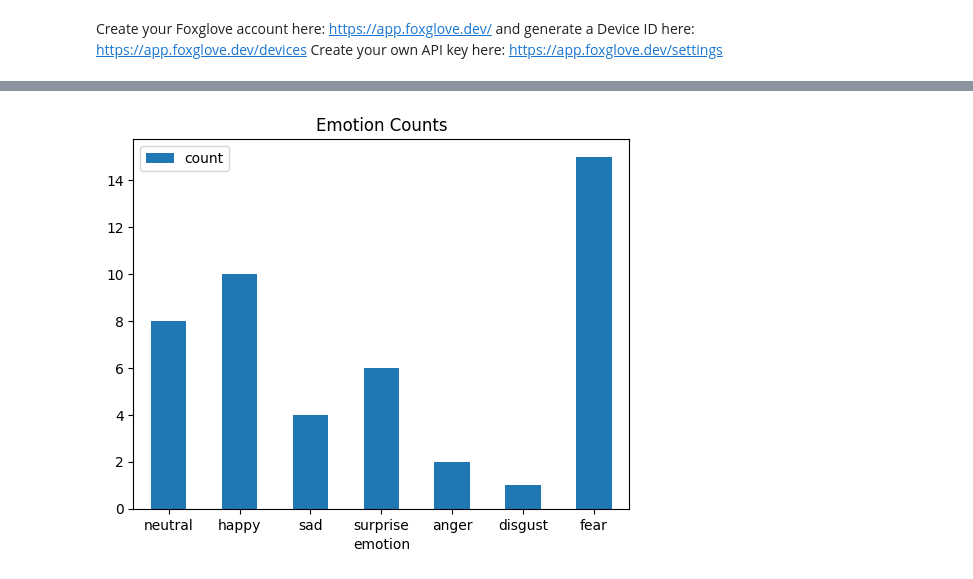
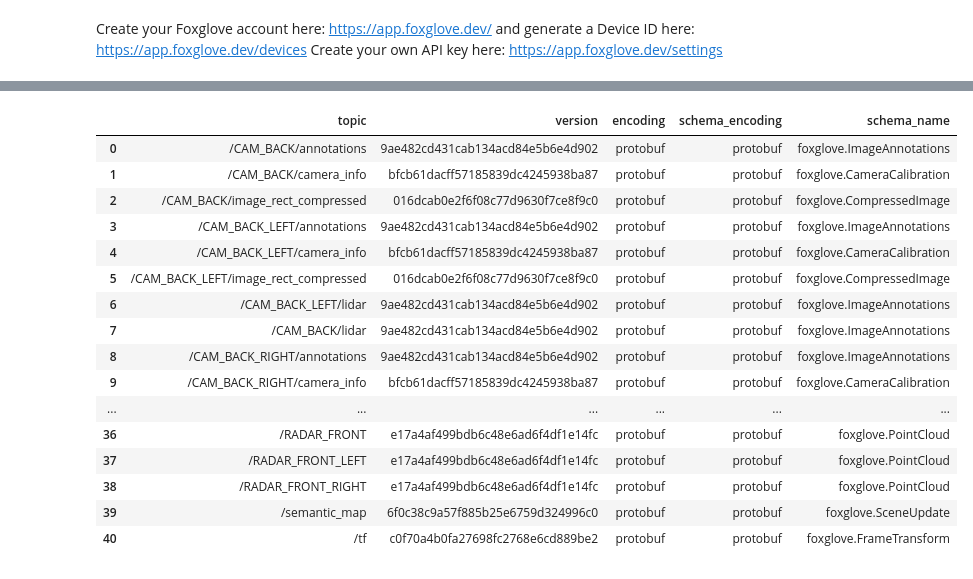
Before and after one commit to borealbikes-dev/3d_labels_facial_expressions_and_emotion_detection, a Jupyter notebook: facial_expression_recognition/facial_expression_recognition/foxglove_data_analyzer.ipynb, the cells around one changed output, grey strips where cells are left out. Cells and saved outputs as stored; diff of their text form; code cells hidden in the pictures.

```diff
--- a/facial_expression_recognition/facial_expression_recognition/foxglove_data_analyzer.ipynb
+++ b/facial_expression_recognition/facial_expression_recognition/foxglove_data_analyzer.ipynb
@@ -89,23 +60,21 @@ Note: you may need to restart the kernel to use updated packages.
-# %%
-# topics = client.get_topics(device_id=device_id, start=coverage[1]["start"], end=coverage[1]["end"])
-# pd.DataFrame(topics)
-
-# Create a dictionary of emotion labels with number of occurences
-emotion_dict = {
-    "neutral": 2,
-    "happy": 10,
-    "sad": 4,
-    "surprise": 6,
-    "anger": 2,
-    "disgust": 1,
-    "fear": 15,
-    "neutral": 8,
-}
-
-# Create a dataframe from the dictionary
-df = pd.DataFrame(emotion_dict.items(), columns=["emotion", "count"])
-
-# save the plot as a image file
-df.plot.bar(x="emotion", y="count", rot=0, title="Emotion Counts").get_figure().savefig("emotion_counts.png")
-# %% [output]
-[figure, removed]
+# %%
+topics = client.get_topics(device_id=device_id, start=coverage[1]["start"], end=coverage[1]["end"])
+pd.DataFrame(topics)
+# %% [output]
+|  | topic | version | encoding | schema_encoding | schema_name |
+| 0 | /CAM_BACK/annotations | 9ae482cd431cab134acd84e5b6e4d902 | protobuf | protobuf | foxglove.ImageAnnotations |
+| 1 | /CAM_BACK/camera_info | bfcb61dacff57185839dc4245938ba87 | protobuf | protobuf | foxglove.CameraCalibration |
+| 2 | /CAM_BACK/image_rect_compressed | 016dcab0e2f6f08c77d9630f7ce8f9c0 | protobuf | protobuf | foxglove.CompressedImage |
+| 3 | /CAM_BACK_LEFT/annotations | 9ae482cd431cab134acd84e5b6e4d902 | protobuf | protobuf | foxglove.ImageAnnotations |
+| 4 | /CAM_BACK_LEFT/camera_info | bfcb61dacff57185839dc4245938ba87 | protobuf | protobuf | foxglove.CameraCalibration |
+| 5 | /CAM_BACK_LEFT/image_rect_compressed | 016dcab0e2f6f08c77d9630f7ce8f9c0 | protobuf | protobuf | foxglove.CompressedImage |
+| 6 | /CAM_BACK_LEFT/lidar | 9ae482cd431cab134acd84e5b6e4d902 | protobuf | protobuf | foxglove.ImageAnnotations |
+| 7 | /CAM_BACK/lidar | 9ae482cd431cab134acd84e5b6e4d902 | protobuf | protobuf | foxglove.ImageAnnotations |
+| 8 | /CAM_BACK_RIGHT/annotations | 9ae482cd431cab134acd84e5b6e4d902 | protobuf | protobuf | foxglove.ImageAnnotations |
+| 9 | /CAM_BACK_RIGHT/camera_info | bfcb61dacff57185839dc4245938ba87 | protobuf | protobuf | foxglove.CameraCalibration |
+| ... | ... | ... | ... | ... | ... |
+| 36 | /RADAR_FRONT | e17a4af499bdb6c48e6ad6f4df1e14fc | protobuf | protobuf | foxglove.PointCloud |
+| 37 | /RADAR_FRONT_LEFT | e17a4af499bdb6c48e6ad6f4df1e14fc | protobuf | protobuf | foxglove.PointCloud |
+| 38 | /RADAR_FRONT_RIGHT | e17a4af499bdb6c48e6ad6f4df1e14fc | protobuf | protobuf | foxglove.PointCloud |
+| 39 | /semantic_map | 6f0c38c9a57f885b25e6759d324996c0 | protobuf | protobuf | foxglove.SceneUpdate |
+| 40 | /tf | c0f70a4b0fa27698fc2768e6cd889be2 | protobuf | protobuf | foxglove.FrameTransform |
```
Also changed, not shown: parts of 9 cells of this notebook, 1 other file.
